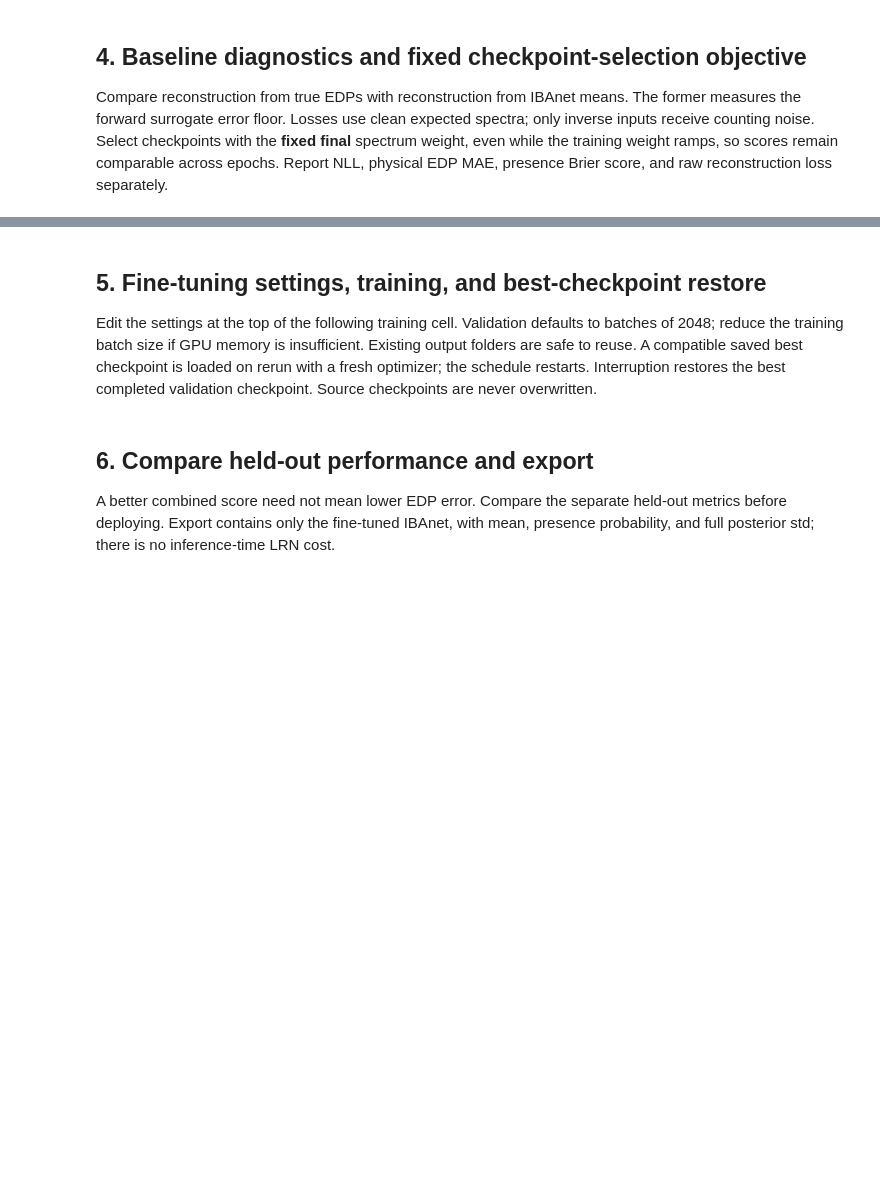
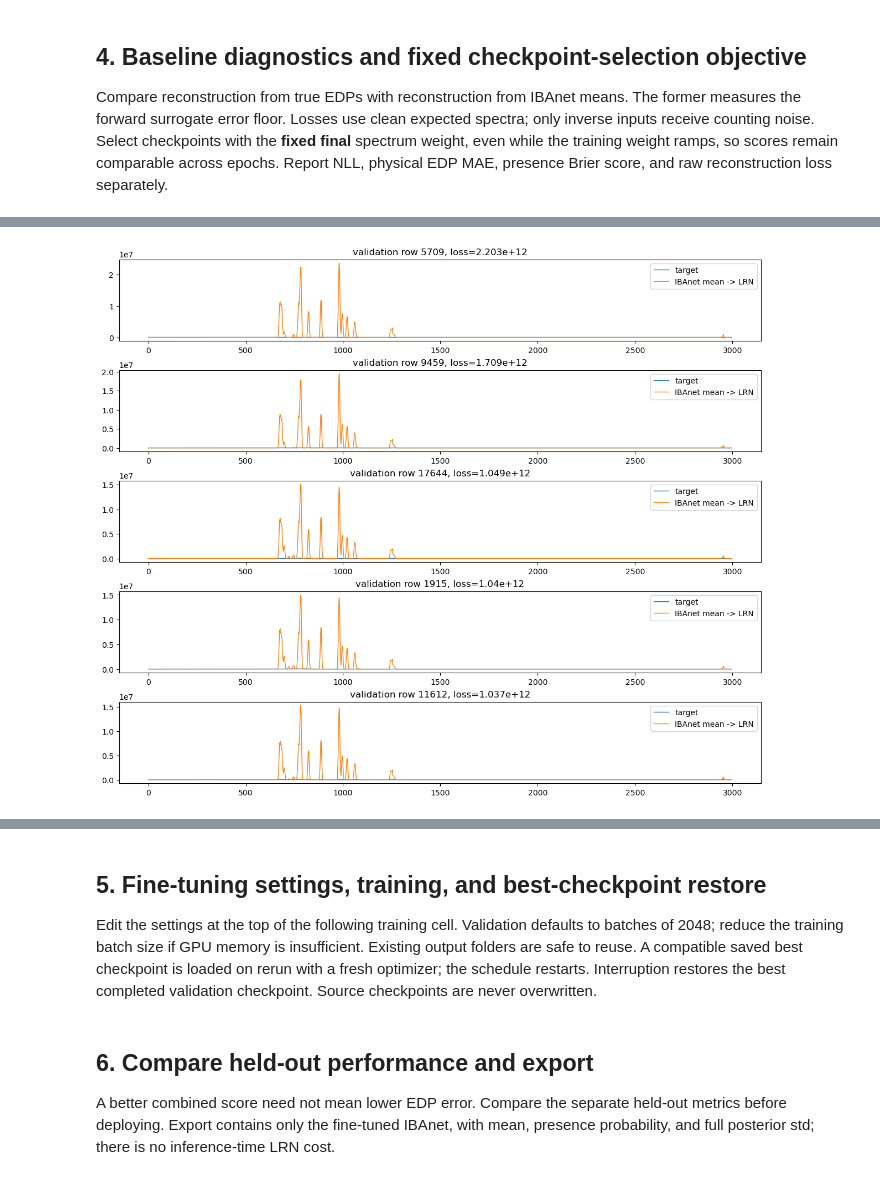
Before and after one commit to khoirulmuzakka/iBeamLab, a Jupyter notebook: examples/finetune_ibanet_surrogate.ipynb, the cells around one changed output, grey strips where cells are left out. Drawn from its saved outputs; the diff is of its cells as text; code cells hidden in the pictures; blank space fills up the shorter version.

```diff
--- a/examples/finetune_ibanet_surrogate.ipynb
+++ b/examples/finetune_ibanet_surrogate.ipynb
@@ -311,0 +347,85 @@ if surrogate_floor > baseline_validation['spectrum']:
+# %%
+# Diagnose profile-domain violations before enabling fine-tuning.
+@torch.no_grad()
+def _diagnostic_batches(batch_size=2048):
+    losses, predicted, targets = [], [], []
+    for start in range(0, len(x_val), batch_size):
+        stop = min(start + batch_size, len(x_val))
+        x = torch.from_numpy(x_val[start:stop]).to(device)
+        prediction = model(x)
+        mean = prediction.mean / TARGET_SCALE
+        expected = torch.from_numpy(x_val_clean[start:stop]).to(device)
+        output = lrn(adapter(mean)) / LRN_OUTPUT_SCALE
+        losses.append(((output - expected).square() / (expected + 1.0)).mean(dim=1).cpu())
+        predicted.append(mean.cpu()); targets.append(torch.from_numpy(a_val[start:stop].copy() / TARGET_SCALE))
+    return (torch.cat(losses).numpy(), torch.cat(predicted).numpy(), torch.cat(targets).numpy())
+sample_loss, predicted_density, true_density = _diagnostic_batches()
+print('Per-sample spectrum loss quantiles:', dict(zip(('median','p95','p99','max'), np.quantile(sample_loss, (0.5, 0.95, 0.99, 1.0)))))
+worst = np.argsort(sample_loss)[-5:][::-1]
+print('Worst validation rows and losses:', [(int(i), float(sample_loss[i])) for i in worst])
+
+def _profile_summary(name, density):
+    thickness = density.sum(axis=2)
+    total = thickness.sum(axis=1)
+    active = thickness > 0
+    print(name, 'layer thickness quantiles:', np.quantile(thickness, (0, .5, .95, .99, 1), axis=0))
+    print(name, 'total thickness quantiles:', np.quantile(total, (0, .5, .95, .99, 1)))
+    print(name, 'near-empty layer fractions (<1e-3):', (thickness < 1e-3).mean(axis=0))
+    return thickness
+true_thickness = _profile_summary('True', true_density)
+predicted_thickness = _profile_summary('IBAnet mean', predicted_density)
+
+# Compare predicted physical features with the LRN scaler's training interval.
+predicted_features = adapter.physical_parameters(torch.from_numpy(predicted_density).to(device)).cpu().numpy()
+feature_low = adapter.minimum.cpu().numpy()
+feature_high = feature_low + adapter.scale.cpu().numpy()
+outside = (predicted_features < feature_low) | (predicted_features > feature_high)
+print(f'Predicted physical features outside saved LRN scaler interval: {outside.mean():.3%} ({outside.any(axis=1).mean():.3%} of samples)')
+print('Maximum normalized feature excursion:', np.max(np.abs((predicted_features - feature_low) / adapter.scale.cpu().numpy()), axis=0))
+
+# Diagnostic only: zero layers below several thickness cutoffs before LRN evaluation.
+def _zero_small_layers(density, cutoff):
+    value = torch.from_numpy(density).to(device)
+    thickness = value.sum(dim=-1, keepdim=True)
+    return torch.where(thickness < cutoff, torch.zeros_like(value), value)
+cutoffs = (0.0, 1e-6, 1e-4, 1e-2, 1e-1)
+padding_results = {}
+for cutoff in cutoffs:
+    subtotal = 0.0
+    for start in range(0, len(predicted_density), 2048):
+        stop = min(start + 2048, len(predicted_density))
+        padded = lrn(adapter(_zero_small_layers(predicted_density[start:stop], cutoff))) / LRN_OUTPUT_SCALE
+        target = torch.from_numpy(x_val_clean[start:stop]).to(device)
+        subtotal += float(spectrum_loss(padded, target)) * (stop - start)
+    value = subtotal / len(predicted_density)
+    padding_results[cutoff] = value
+print('Small-layer zeroing diagnostic:', padding_results)
+
+# Show the worst reconstructed spectra for visual inspection.
+with torch.no_grad():
+    worst_spectra = []
+    for index in worst:
+        worst_spectra.append(reconstruct(model(torch.from_numpy(x_val[index:index+1]).to(device))).cpu().numpy()[0])
+clean_spectra = x_val_clean[worst]
+fig, axes = plt.subplots(len(worst), 1, figsize=(12, 2 * len(worst)), squeeze=False, constrained_layout=True)
+for position, (axis, index) in enumerate(zip(axes[:, 0], worst)):
+    axis.plot(clean_spectra[position], label='target', linewidth=1)
+    axis.plot(worst_spectra[position], label='IBAnet mean -> LRN', linewidth=1)
+    axis.set_title(f'validation row {index}, loss={sample_loss[index]:.4g}')
+    axis.legend()
+plt.show()
+
+# Use the true-profile p95 as a stable scale; never let the bad IBAnet baseline
+# define the reconstruction term. The raw loss remains reported separately.
+with torch.no_grad():
+    true_profile_loss = []
+    for start in range(0, len(true_density), 2048):
+        stop = min(start + 2048, len(true_density))
+        output = lrn(adapter(torch.from_numpy(true_density[start:stop]).to(device))) / LRN_OUTPUT_SCALE
+        target = torch.from_numpy(x_val_clean[start:stop]).to(device)
+        true_profile_loss.append(((output - target).square() / (target + 1.0)).mean(dim=1).cpu())
+true_profile_loss = torch.cat(true_profile_loss).numpy()
+print('True-profile per-sample loss quantiles:', dict(zip(('median','p95','p99','max'), np.quantile(true_profile_loss, (0.5, 0.95, 0.99, 1.0)))))
+SPECTRUM_NORMALIZER = max(float(np.quantile(true_profile_loss, 0.95)), 1e-8)
+print('Selected reconstruction normalizer:', SPECTRUM_NORMALIZER)
+# %% [output]
@@ -311,0 +449 @@ if surrogate_floor > baseline_validation['spectrum']:
+[figure, added]
```
Also changed, not shown: parts of 8 cells of this notebook, 7 other files.
